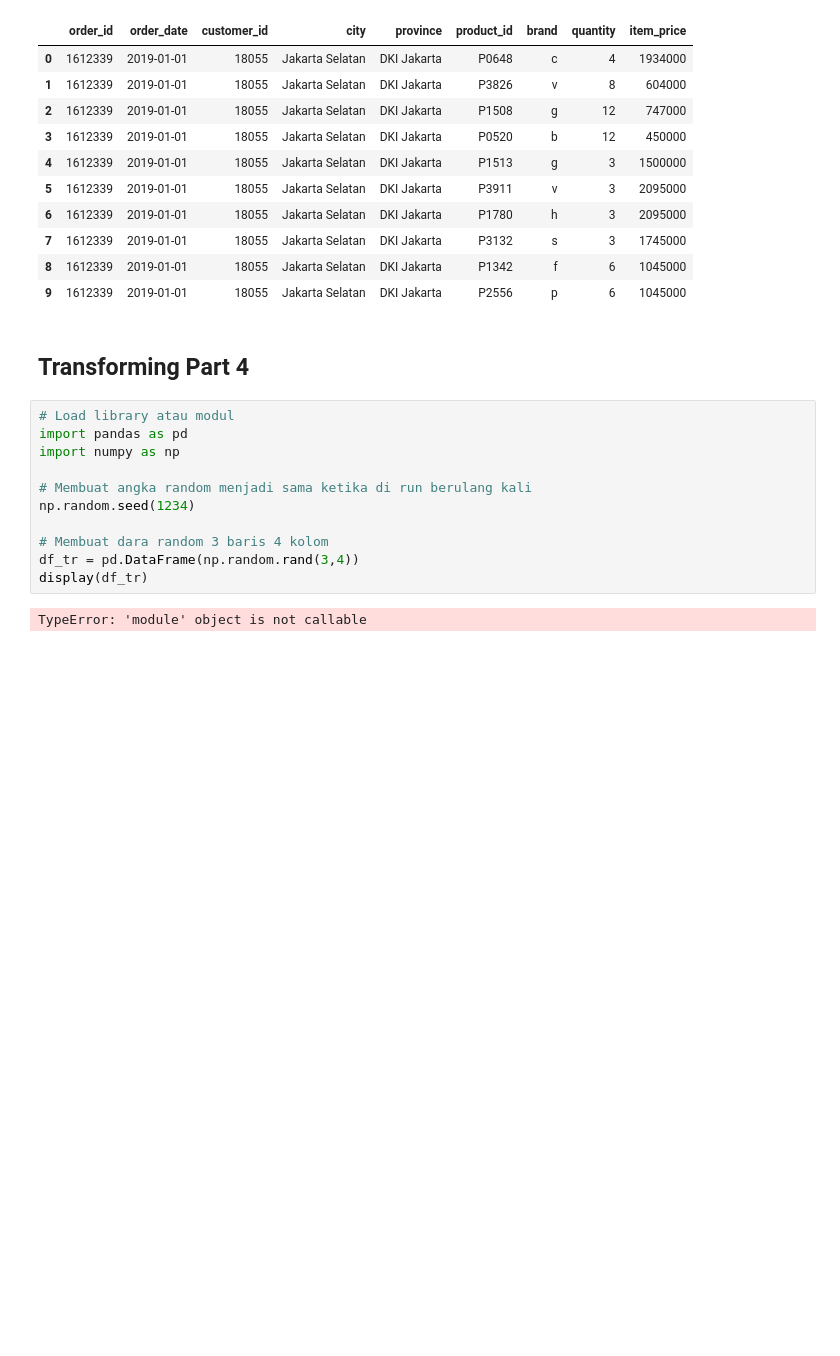
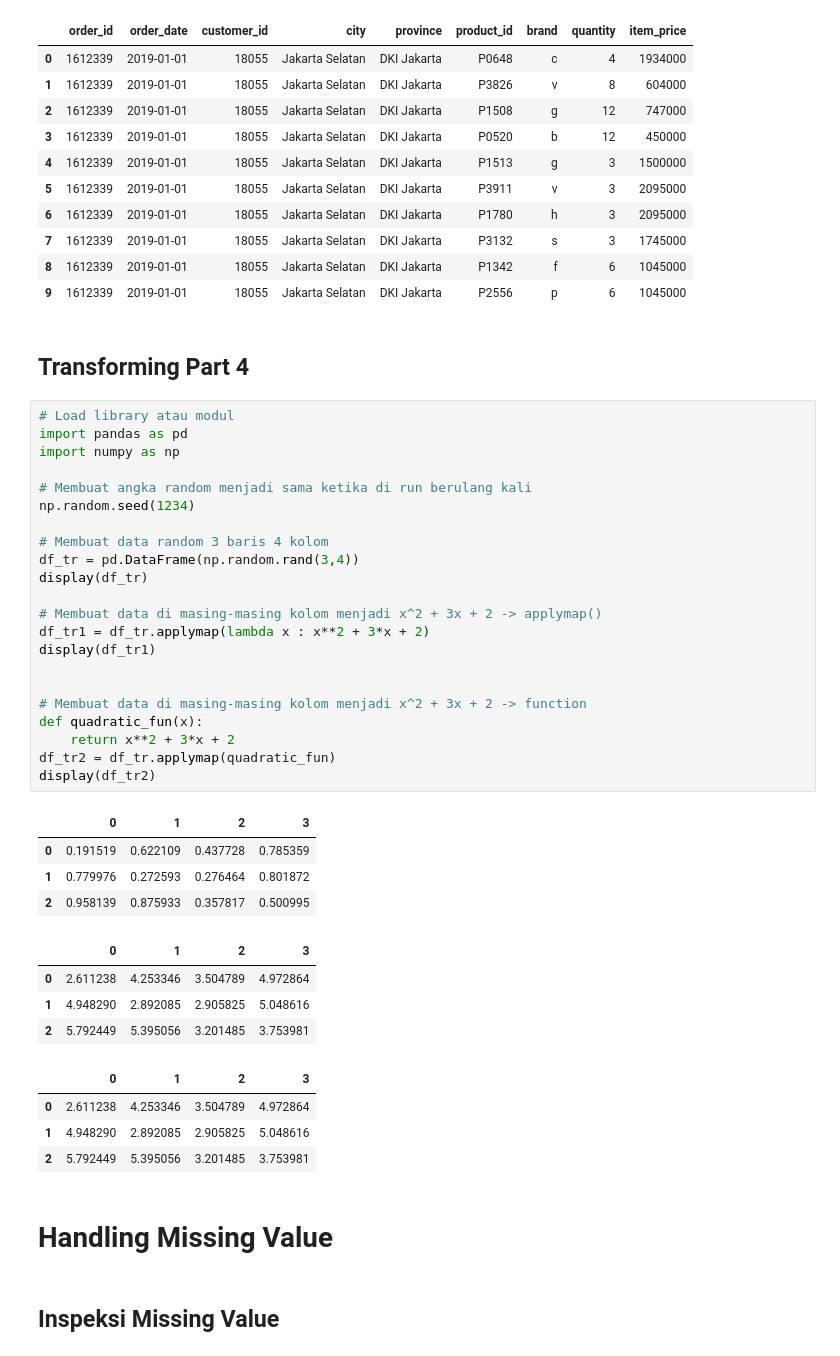
Before and after one commit to UsepSyaikalArifin/DQLab-Academy-Course-Online, a Jupyter notebook: Kelas Fundamental/Data Manipulation With Pandas - Part 1/Jupyter Notebook/main.ipynb, the cells around one changed output. Drawn from its saved outputs; the diff is of its cells as text; blank space fills up the shorter version.

```diff
--- a/Kelas Fundamental/Data Manipulation With Pandas - Part 1/Jupyter Notebook/main.ipynb
+++ b/Kelas Fundamental/Data Manipulation With Pandas - Part 1/Jupyter Notebook/main.ipynb
@@ -887,13 +887,39 @@ display(df.head(10))
 # %%
 # Load library atau modul
 import pandas as pd
 import numpy as np
 
 # Membuat angka random menjadi sama ketika di run berulang kali
 np.random.seed(1234)
 
-# Membuat dara random 3 baris 4 kolom
+# Membuat data random 3 baris 4 kolom
 df_tr = pd.DataFrame(np.random.rand(3,4))
 display(df_tr)
+
+# Membuat data di masing-masing kolom menjadi x^2 + 3x + 2 -> applymap()
+df_tr1 = df_tr.applymap(lambda x : x**2 + 3*x + 2)
+display(df_tr1)
+
+
+# Membuat data di masing-masing kolom menjadi x^2 + 3x + 2 -> function
+def quadratic_fun(x):
+    return x**2 + 3*x + 2
+df_tr2 = df_tr.applymap(quadratic_fun)
+display(df_tr2)
 # %% [output]
-TypeError: 'module' object is not callable
+|  | 0 | 1 | 2 | 3 |
+| 0 | 0.191519 | 0.622109 | 0.437728 | 0.785359 |
+| 1 | 0.779976 | 0.272593 | 0.276464 | 0.801872 |
+| 2 | 0.958139 | 0.875933 | 0.357817 | 0.500995 |
+|  | 0 | 1 | 2 | 3 |
+| 0 | 2.611238 | 4.253346 | 3.504789 | 4.972864 |
+| 1 | 4.948290 | 2.892085 | 2.905825 | 5.048616 |
+| 2 | 5.792449 | 5.395056 | 3.201485 | 3.753981 |
+|  | 0 | 1 | 2 | 3 |
+| 0 | 2.611238 | 4.253346 | 3.504789 | 4.972864 |
+| 1 | 4.948290 | 2.892085 | 2.905825 | 5.048616 |
+| 2 | 5.792449 | 5.395056 | 3.201485 | 3.753981 |
+# %% [markdown]
+# Handling Missing Value
+# %% [markdown]
+## Inspeksi Missing Value
```
Also changed, not shown: parts of 7 cells of this notebook.
